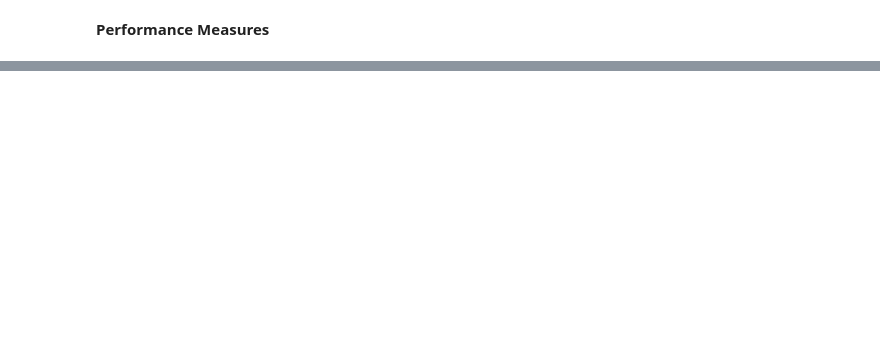
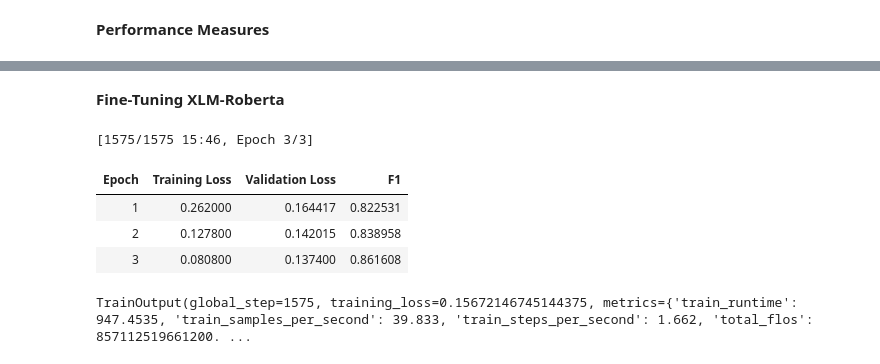
Before and after one commit to ThinamXx/Transformers_NLP, a Jupyter notebook: 02. NLP with Transformers/04. Named Entity Recognition/NER.ipynb, the cells around one changed output, grey strips where cells are left out. Saved outputs shown, nothing was run; the diff lists cells and outputs as text; code cells hidden in the pictures; blank space fills up the shorter version.

```diff
--- a/02. NLP with Transformers/04. Named Entity Recognition/NER.ipynb
+++ b/02. NLP with Transformers/04. Named Entity Recognition/NER.ipynb
@@ -333,2 +323,9 @@ Loading cached processed dataset at /root/.cache/huggingface/datasets/xtreme/PAN
 # %% [markdown]
 **Performance Measures**
+# %%
+#@ INSPECTING PERFORMANCE MEASURES:
+y_true = [["O", "O", "O", "B-MISC", "I-MISC", "I-MISC", "O"],
+          ["B-PER", "I-PER", "O"]]                                      # Initializing sample.
+y_pred = [["O", "O", "B-MISC", "I-MISC", "I-MISC", "I-MISC", "O"],
+          ["B-PER", "I-PER", "O"]]                                      # Initializing sample.
+print(classification_report(y_true, y_pred))                            # Inspecting classification report.
@@ -334,0 +356,2 @@ Loading cached processed dataset at /root/.cache/huggingface/datasets/xtreme/PAN
+# %% [markdown]
+**Fine-Tuning XLM-Roberta**
@@ -334,0 +387,16 @@ Loading cached processed dataset at /root/.cache/huggingface/datasets/xtreme/PAN
+# %%
+#@ TRAINING THE MODEL:
+trainer = Trainer(model_init=model_init, args=training_args,
+                  data_collator=data_collator,
+                  compute_metrics=compute_metrics,                      # Computing metrics.
+                  train_dataset=panx_de_encoded["train"],               # Training dataset.
+                  eval_dataset=panx_de_encoded["validation"],           # Validation dataset.
+                  tokenizer=xlmr_tokenizer)                             # Initializing trainer.
+trainer.train()                                                         # Training model.
+# %% [output]
+[1575/1575 15:46, Epoch 3/3]
+| Epoch | Training Loss | Validation Loss | F1 |
+| 1 | 0.262000 | 0.164417 | 0.822531 |
+| 2 | 0.127800 | 0.142015 | 0.838958 |
+| 3 | 0.080800 | 0.137400 | 0.861608 |
+TrainOutput(global_step=1575, training_loss=0.15672146745144375, metrics={'train_runtime': 947.4535, 'train_samples_per_second': 39.833, 'train_steps_per_second': 1.662, 'total_flos': 857112519661200. ...
```
Also changed, not shown: parts of 13 cells of this notebook.
